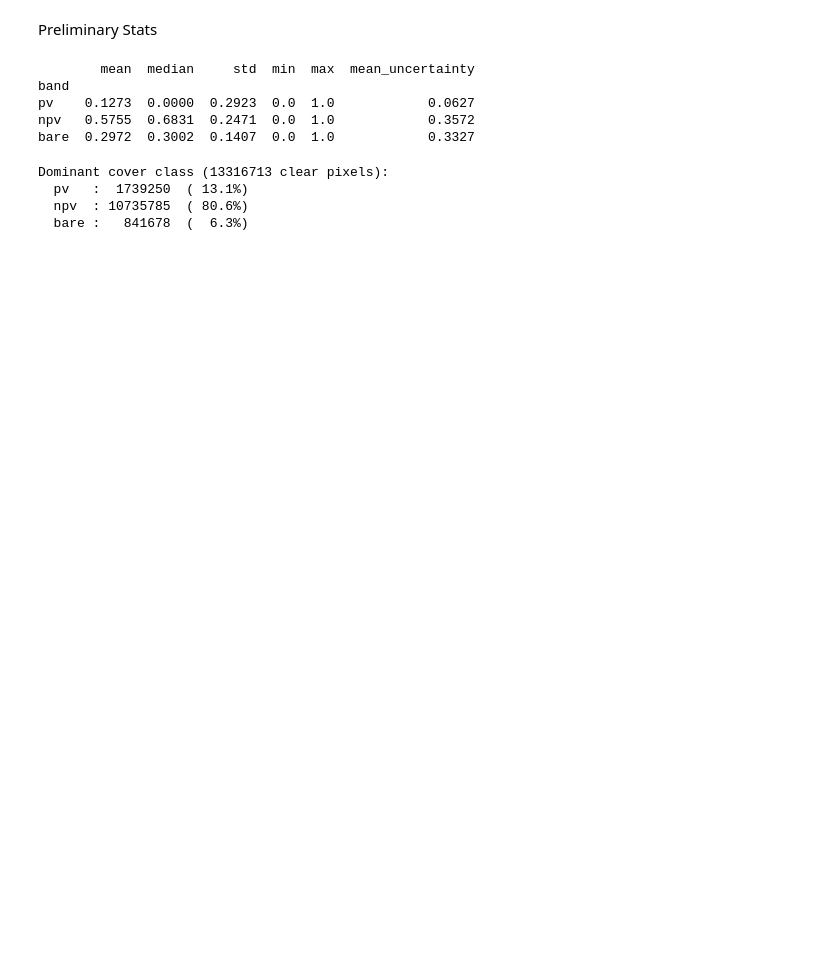
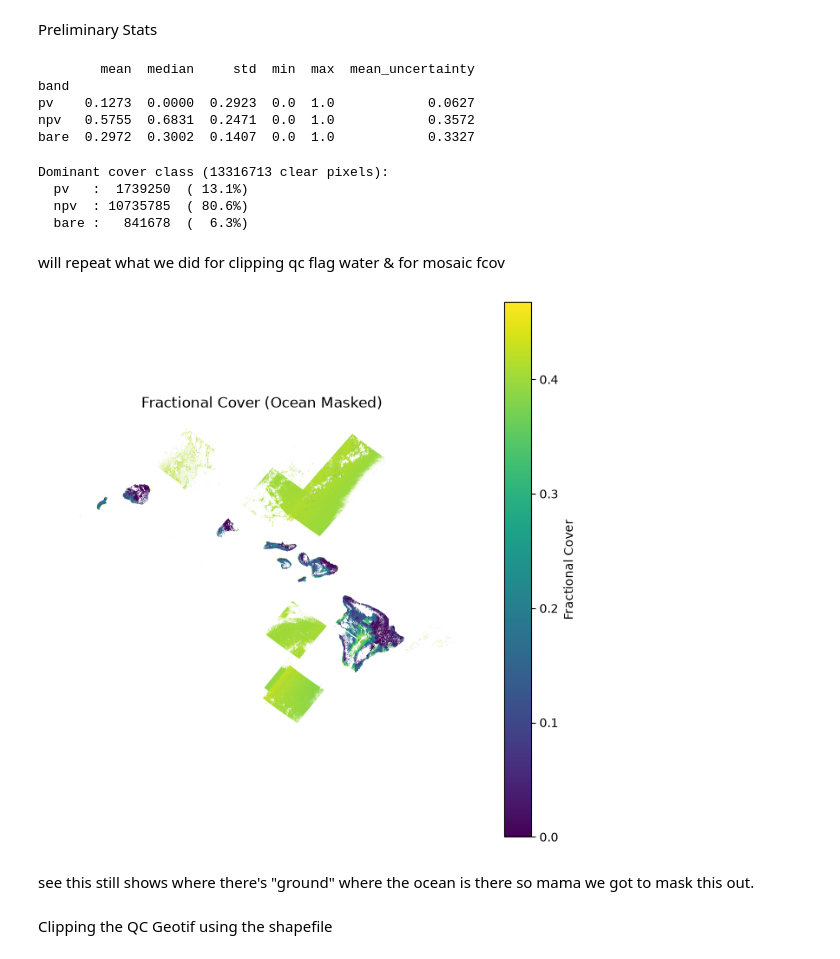
Before and after one commit to gillopez42/testing1, a Jupyter notebook: Scripts/GilsEMIT_2025HI_fcov.ipynb, the cells around one changed output. Cells and saved outputs as stored; diff of their text form; code cells hidden in the pictures; blank space fills up the shorter version.

Commit message:
Add updated code for masking ocean fcov

```diff
--- a/Scripts/GilsEMIT_2025HI_fcov.ipynb
+++ b/Scripts/GilsEMIT_2025HI_fcov.ipynb
@@ -229,7 +229,7 @@ export_dir = os.path.join("data", "processed")
 os.makedirs(export_dir, exist_ok=True)
 
 for var in mosaic_vars:
-    out_path = os.path.join(export_dir, f"emit_2025fcov_mosaic_{var}.tif")
+    out_path = os.path.join(export_dir, f"emit_2025HIfcov_mosaic_{var}.tif")
     da = ds_mosaic[var]
     # qc is integer-dtype -- reuse its native -9999 nodata sentinel (see flag_labels
     # comment above) since NaN isn't representable in an int raster. Everything else
@@ -295,3 +295,36 @@ Dominant cover class (13316713 clear pixels):
   pv   :  1739250  ( 13.1%)
   npv  : 10735785  ( 80.6%)
   bare :   841678  (  6.3%)
+# %% [markdown]
+will repeat what we did for clipping qc flag water & for mosaic fcov
+# %%
+import rasterio
+import numpy as np
+
+qc_path = "data/processed/emit_2025HIfcov_mosaic_qc.tif"
+
+with rasterio.open(qc_path) as src:
+    qc = src.read(1)
+    profile = src.profile
+
+# Boolean mask: True where it's water/coastal (ocean)
+ocean_mask = (qc == 3)
+
+# Example: apply this mask to your fractional cover data to exclude oceans
+# (assuming ds_mosaic[var] is one of your frcov variables, same shape as qc)
+frcov_masked = np.where(ocean_mask, np.nan, ds_mosaic[var].values)
+# %%
+import matplotlib.pyplot as plt
+
+plt.figure(figsize=(8, 8))
+plt.imshow(frcov_masked, cmap="viridis")
+plt.colorbar(label="Fractional Cover")
+plt.title("Fractional Cover (Ocean Masked)")
+plt.axis("off")
+plt.show()
+# %% [output]
+[figure, added]
+# %% [markdown]
+see this still shows where there's "ground" where the ocean is there so mama we got to mask this out.
+# %% [markdown]
+Clipping the QC Geotif using the shapefile
```
Also changed, not shown: parts of 15 cells of this notebook.
